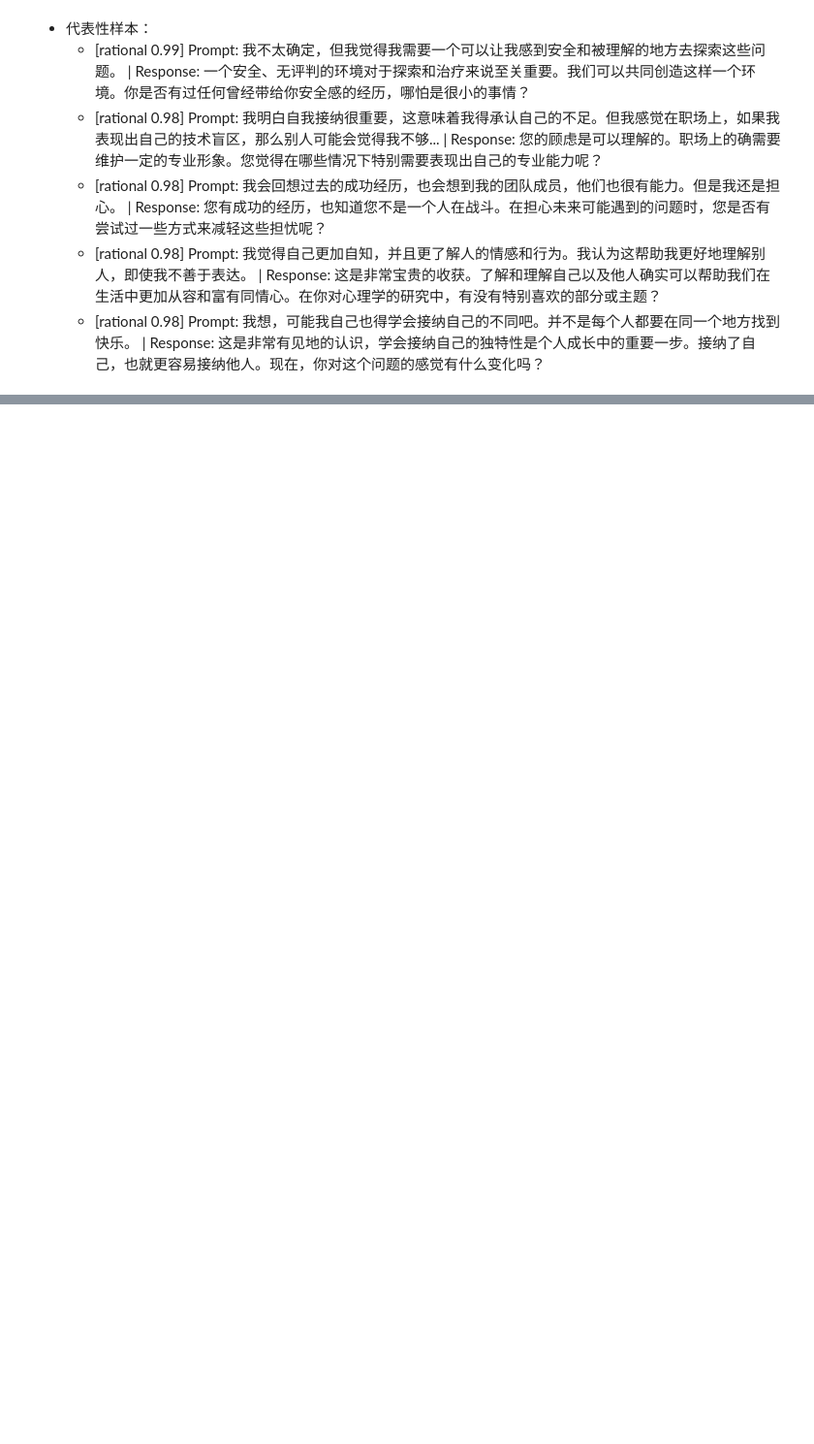
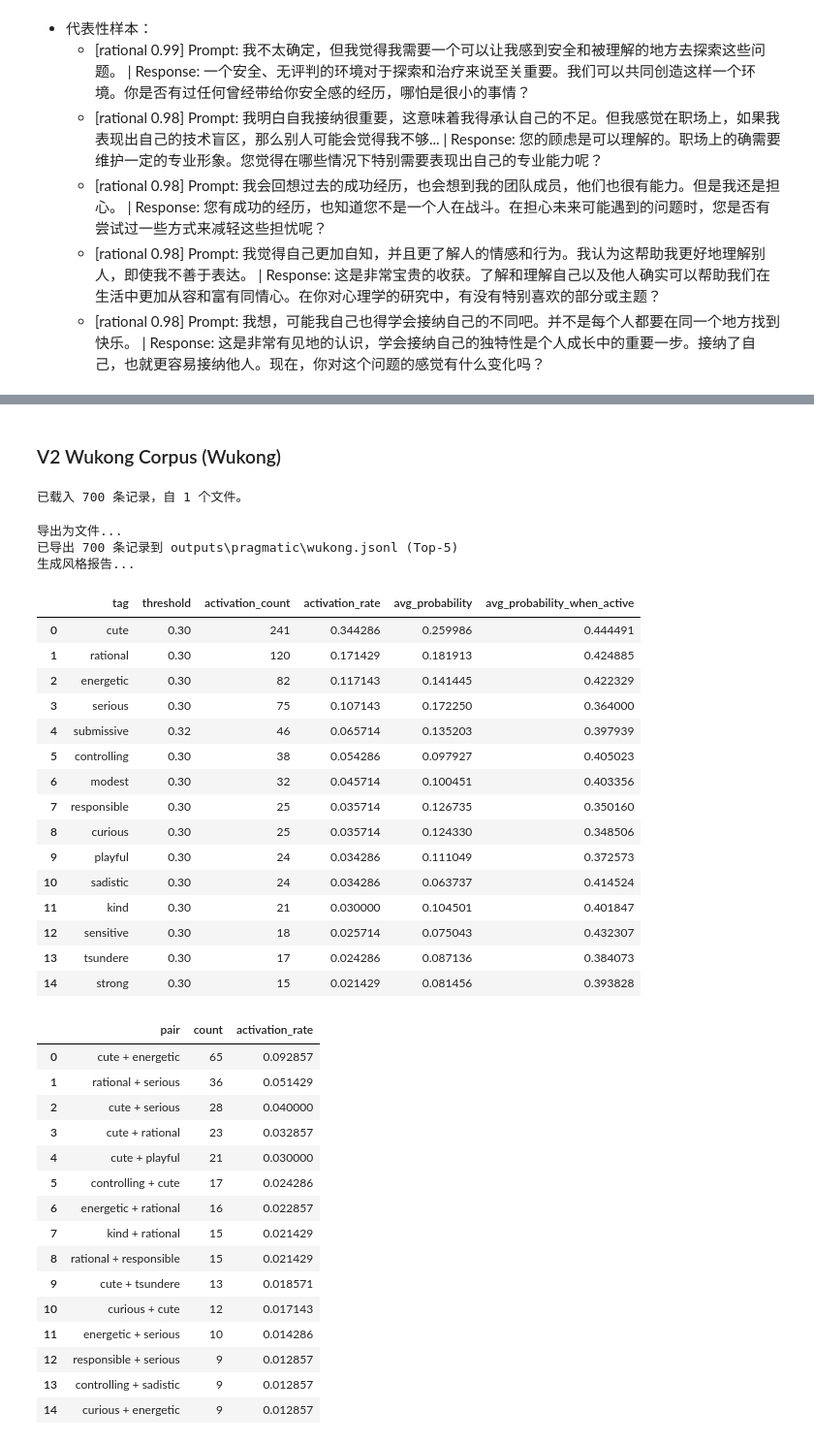
Before and after one commit to Moemu/OtakuLab, a Jupyter notebook: notebooks/13_feature_prag_vectors.ipynb, the cells around one changed output, grey strips where cells are left out. Shown at 97% size. Drawn from its saved outputs; the diff is of its cells as text; code cells hidden in the pictures; blank space fills up the shorter version.

```diff
--- a/notebooks/13_feature_prag_vectors.ipynb
+++ b/notebooks/13_feature_prag_vectors.ipynb
@@ -2955,0 +3131,73 @@ display(
+# %% [markdown]
+### V2 Wukong Corpus (Wukong)
+# %%
+V2_WUKONG_FILE = Path("./data/raw/wukong/wukong_dialog_qa.jsonl").resolve()
+assert V2_WUKONG_FILE.exists(), f"未找到语料文件：{V2_WUKONG_FILE}"
+
+v2_wukong_records = load_jsonl_records([V2_WUKONG_FILE])
+wukong_entries: list[StyleEntry] = [
+    {
+        "prompt": record.get("user_question", ""),
+        "response": record.get("agent_response", ""),
+    }
+    for record in v2_wukong_records
+    if record.get("agent_response")
+]
+
+wukong_outputs = []
+for entry in tqdm(wukong_entries, desc="Wukong 推理中"):
+    prompt = entry["prompt"]
+    response = entry["response"]
+    wukong_outputs.append(infer_styles_with_threshold(prompt, response, thresholds=ADJUSTED_THRESHOLDS))
+
+print("导出为文件...")
+export_topk_style_predictions(
+    wukong_outputs,
+    wukong_entries,
+    output_path="./outputs/style/semantic/prag_vectors/wukong.jsonl",
+)
+
+print("生成风格报告...")
+wukong_stats = compute_style_statistics(wukong_outputs, wukong_entries, top_k=5, thresholds=ADJUSTED_THRESHOLDS)
+
+display(wukong_stats["style_df"].head(15))
+if not wukong_stats["pair_df"].empty:
+    display(wukong_stats["pair_df"])
+display(render_style_report(wukong_stats, title=f"V2（Wukong）风格报告（Top-{5}）"))
+# %% [output]
+已载入 700 条记录，自 1 个文件。
+导出为文件...
+已导出 700 条记录到 outputs\pragmatic\wukong.jsonl (Top-5)
+生成风格报告...
+|  | tag | threshold | activation_count | activation_rate | avg_probability | avg_probability_when_active |
+| 0 | cute | 0.30 | 241 | 0.344286 | 0.259986 | 0.444491 |
+| 1 | rational | 0.30 | 120 | 0.171429 | 0.181913 | 0.424885 |
+| 2 | energetic | 0.30 | 82 | 0.117143 | 0.141445 | 0.422329 |
+| 3 | serious | 0.30 | 75 | 0.107143 | 0.172250 | 0.364000 |
+| 4 | submissive | 0.32 | 46 | 0.065714 | 0.135203 | 0.397939 |
+| 5 | controlling | 0.30 | 38 | 0.054286 | 0.097927 | 0.405023 |
+| 6 | modest | 0.30 | 32 | 0.045714 | 0.100451 | 0.403356 |
+| 7 | responsible | 0.30 | 25 | 0.035714 | 0.126735 | 0.350160 |
+| 8 | curious | 0.30 | 25 | 0.035714 | 0.124330 | 0.348506 |
+| 9 | playful | 0.30 | 24 | 0.034286 | 0.111049 | 0.372573 |
+| 10 | sadistic | 0.30 | 24 | 0.034286 | 0.063737 | 0.414524 |
+| 11 | kind | 0.30 | 21 | 0.030000 | 0.104501 | 0.401847 |
+| 12 | sensitive | 0.30 | 18 | 0.025714 | 0.075043 | 0.432307 |
+| 13 | tsundere | 0.30 | 17 | 0.024286 | 0.087136 | 0.384073 |
+| 14 | strong | 0.30 | 15 | 0.021429 | 0.081456 | 0.393828 |
+|  | pair | count | activation_rate |
+| 0 | cute + energetic | 65 | 0.092857 |
+| 1 | rational + serious | 36 | 0.051429 |
+| 2 | cute + serious | 28 | 0.040000 |
+| 3 | cute + rational | 23 | 0.032857 |
+| 4 | cute + playful | 21 | 0.030000 |
+| 5 | controlling + cute | 17 | 0.024286 |
+| 6 | energetic + rational | 16 | 0.022857 |
+| 7 | kind + rational | 15 | 0.021429 |
+| 8 | rational + responsible | 15 | 0.021429 |
+| 9 | cute + tsundere | 13 | 0.018571 |
+| 10 | curious + cute | 12 | 0.017143 |
+| 11 | energetic + serious | 10 | 0.014286 |
+| 12 | responsible + serious | 9 | 0.012857 |
+| 13 | controlling + sadistic | 9 | 0.012857 |
+| 14 | curious + energetic | 9 | 0.012857 |
```
Also changed, not shown: parts of 18 cells of this notebook, 5 other files.
